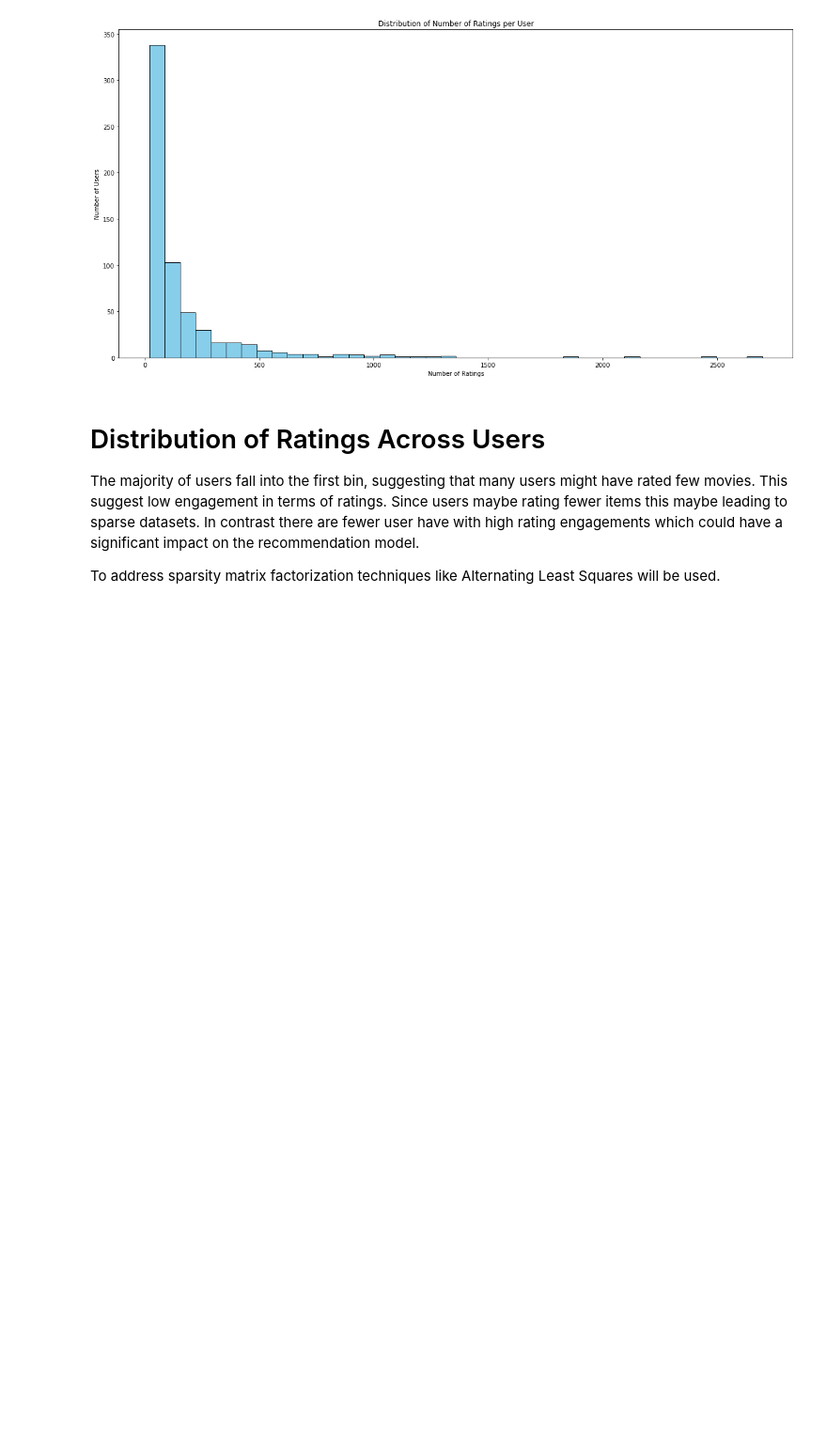
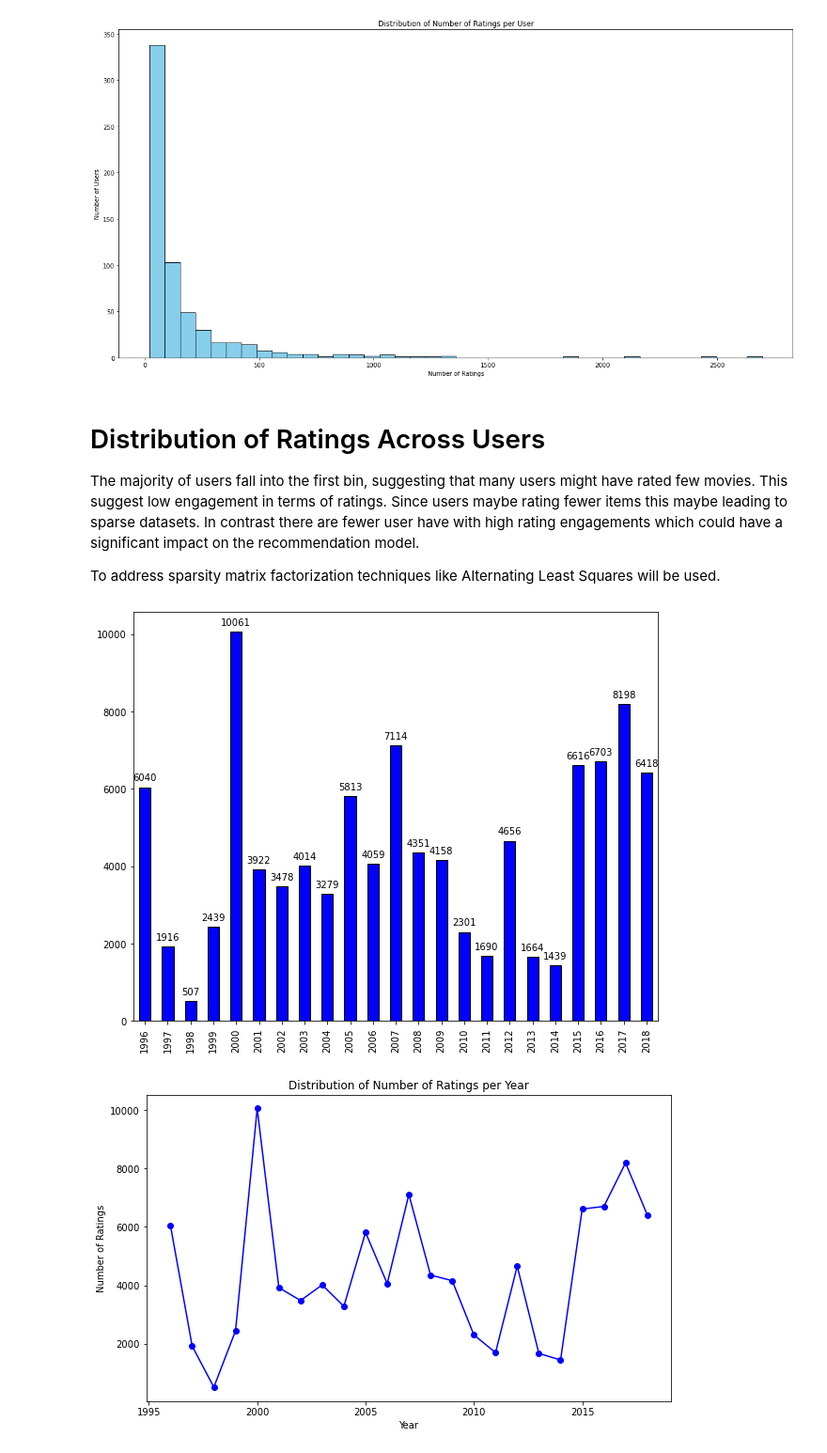
Before and after one commit to durrantX/Movie-Recommendation-System1, a Jupyter notebook: Movie Recommender System.ipynb, the cells around one changed output. Shown at 94% size. Cells and saved outputs as stored; diff of their text form; code cells hidden in the pictures; blank space fills up the shorter version.

```diff
--- a/Movie Recommender System.ipynb
+++ b/Movie Recommender System.ipynb
@@ -42,3 +42,11 @@ movieId      0
 rating       0
 timestamp    0
 dtype: int64
+# %%
+# Convert the Unix timestamp to a datetime format
+df['datetime'] = pd.to_datetime(df['timestamp'], unit='s')
+
+# Extract the year from the datetime
+df['year'] = df['datetime'].dt.year
+
+df.head()
@@ -45,2 +60,5 @@ dtype: int64
 # %% [markdown]
 The ratings dataset has 100836 entries in four columns. There are no missing values.
+# %%
+df.drop(['timestamp', 'datetime'],axis=1, inplace=True)
+df.head(5)
@@ -135,3 +160,27 @@ plt.show()
 The majority of users fall into the first bin, suggesting that many users might have rated few movies. This suggest low engagement in terms of ratings. Since users maybe rating fewer items this maybe leading to sparse datasets. In contrast there are fewer user have with high rating engagements which could have a significant impact on the recommendation model.
 
  To address sparsity matrix factorization techniques like Alternating Least Squares will be used.
+# %%
+# Count the number of ratings per year
+gb_year=df['year'].value_counts().sort_index()
+# Plot the  distribution of the number of ratings by year
+plt.figure(figsize=(10, 8))
+
+ax=gb_year.plot(kind='bar',    linestyle='-',color='blue', edgecolor='black')
+
+for p in ax.patches:
+    ax.annotate(f'{int(p.get_height())}',
+                (p.get_x() + p.get_width() / 2., p.get_height()),
+                ha='center', va='center', xytext=(0, 10), textcoords='offset points')
+    # Plot a line graph to visualize the trend
+plt.figure(figsize=(10, 6))
+plt.plot(gb_year.index, gb_year.values, marker='o', linestyle='-', color='b')
+
+
+plt.title("Distribution of Number of Ratings per Year")
+plt.xlabel("Year")
+plt.ylabel("Number of Ratings")
+plt.show()
+# %% [output]
+[figure, added]
+[figure, added]
```
Also changed, not shown: parts of 22 cells of this notebook.
